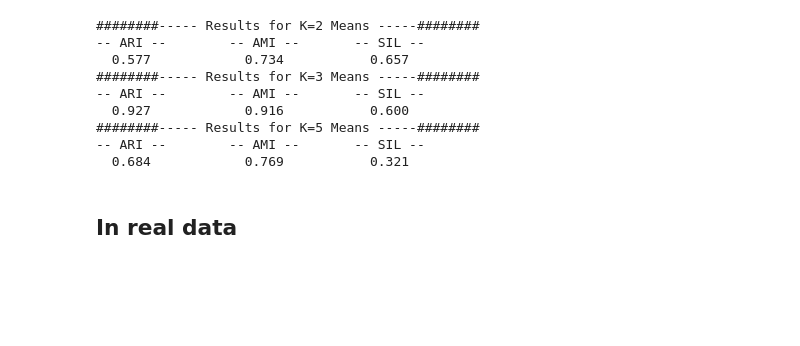
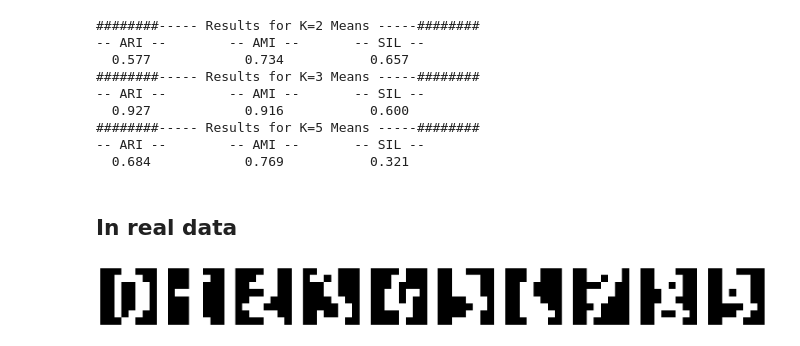
Before and after one commit to yustinbarnet/machine_learning, a Jupyter notebook: Sem_07/Clustering_Metrics.ipynb, the cells around one changed output. Saved outputs shown, nothing was run; the diff lists cells and outputs as text; code cells hidden in the pictures; blank space fills up the shorter version.

```diff
--- a/Sem_07/Clustering_Metrics.ipynb
+++ b/Sem_07/Clustering_Metrics.ipynb
@@ -112,9 +114,12 @@ from sklearn.datasets import load_digits
 # %%
 digits = load_digits()
 images = (digits.images > 6) * 1.0
+X_digits = digits.data
 
-_, axes = plt.subplots(1,10, figsize=(20,4))
+_, axes = plt.subplots(1, 10, figsize=(20, 4))
 for i, ax in enumerate(axes):
-  ax.imshow(images[i].reshape(8,8), cmap="gray")
-
+    ax.imshow(images[i].reshape(8, 8), cmap="gray")
+    ax.axis("off")
 plt.show()
+# %% [output]
+[figure, added]
```
Also changed, not shown: parts of 3 cells of this notebook.
